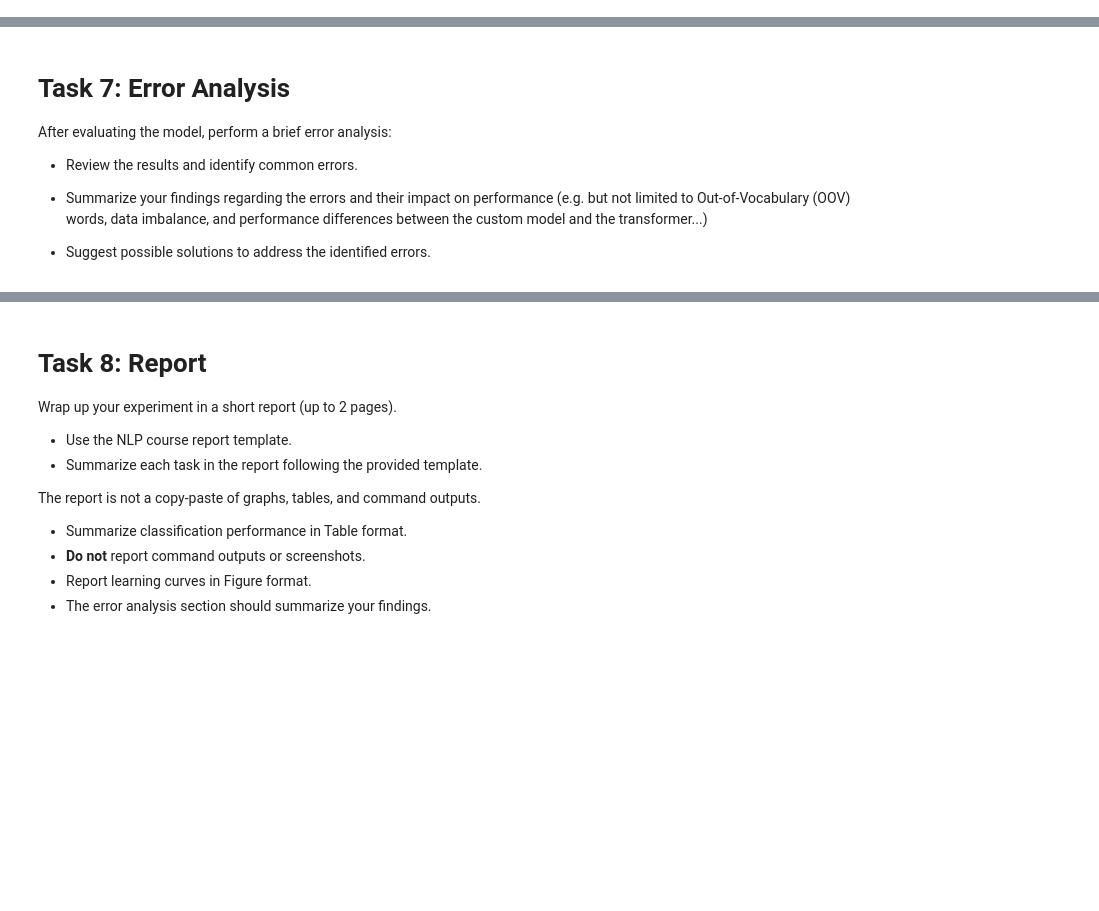
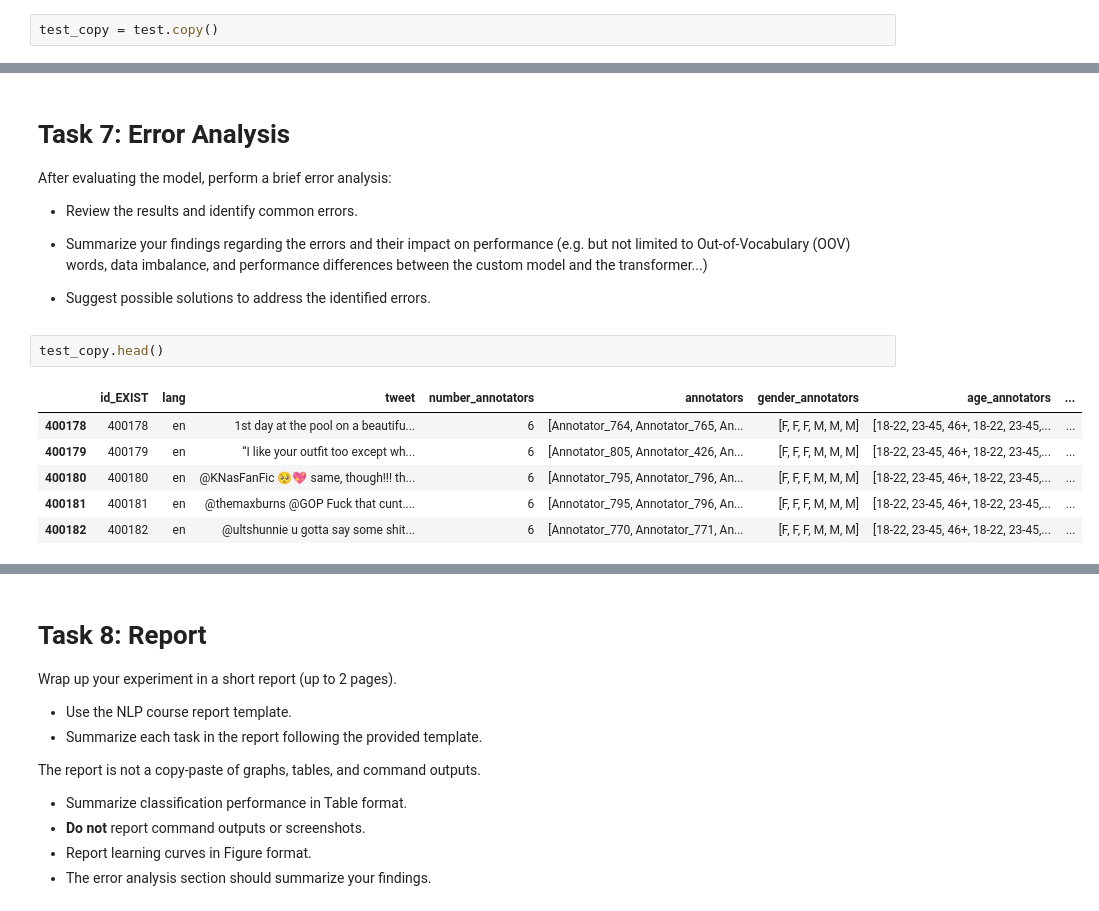
Before and after one commit to MatteoFasulo/Sexism-detection, a Jupyter notebook: assignment_1.ipynb, the cells around one changed output, grey strips where cells are left out. Saved outputs shown, nothing was run; the diff lists cells and outputs as text; blank space fills up the shorter version.

```diff
--- a/assignment_1.ipynb
+++ b/assignment_1.ipynb
@@ -559,3 +561,5 @@ val = detector.load_corpus('validation.json', orient='index', encoding='utf-8')
+# %%
+test_copy = test.copy()
 # %% [markdown]
 We can also inspect the first rows of the DataFrame to have an idea of the data we are working with.
 # %%
@@ -1243,3 +1280,12 @@ After evaluating the model, perform a brief error analysis:
 
  - Summarize your findings regarding the errors and their impact on performance (e.g. but not limited to Out-of-Vocabulary (OOV) words, data imbalance, and performance differences between the custom model and the transformer...)
  - Suggest possible solutions to address the identified errors.
+# %%
+test_copy.head()
+# %% [output]
+|  | id_EXIST | lang | tweet | number_annotators | annotators | gender_annotators | age_annotators | ... |
+| 400178 | 400178 | en | 1st day at the pool on a beautifu... | 6 | [Annotator_764, Annotator_765, An... | [F, F, F, M, M, M] | [18-22, 23-45, 46+, 18-22, 23-45,... | ... |
+| 400179 | 400179 | en | “I like your outfit too except wh... | 6 | [Annotator_805, Annotator_426, An... | [F, F, F, M, M, M] | [18-22, 23-45, 46+, 18-22, 23-45,... | ... |
+| 400180 | 400180 | en | @KNasFanFic 🥺💖 same, though!!! th... | 6 | [Annotator_795, Annotator_796, An... | [F, F, F, M, M, M] | [18-22, 23-45, 46+, 18-22, 23-45,... | ... |
+| 400181 | 400181 | en | @themaxburns @GOP Fuck that cunt.... | 6 | [Annotator_795, Annotator_796, An... | [F, F, F, M, M, M] | [18-22, 23-45, 46+, 18-22, 23-45,... | ... |
+| 400182 | 400182 | en | @ultshunnie u gotta say some shit... | 6 | [Annotator_770, Annotator_771, An... | [F, F, F, M, M, M] | [18-22, 23-45, 46+, 18-22, 23-45,... | ... |
```
Also changed, not shown: parts of 16 cells of this notebook, 2 other files.
